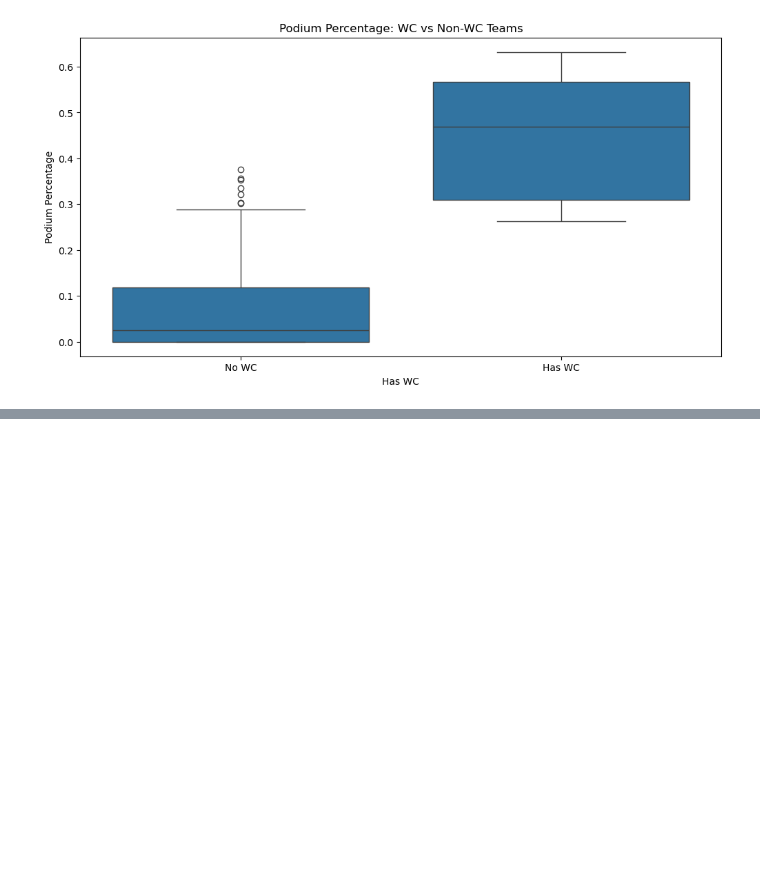
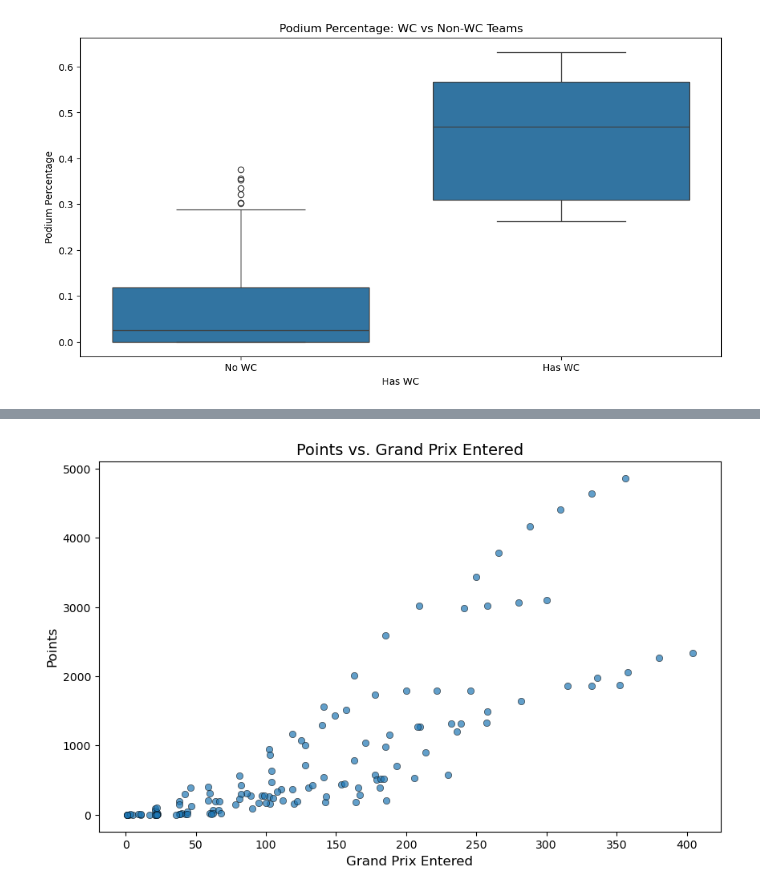
Before and after one commit to Dekamayaro/F1-Prediction-Project, a Jupyter notebook: project.ipynb, the cells around one changed output, grey strips where cells are left out. Cells and saved outputs as stored; diff of their text form; code cells hidden in the pictures; blank space fills up the shorter version.

```diff
--- a/project.ipynb
+++ b/project.ipynb
@@ -207,0 +234,17 @@ plt.show()
+# %%
+import seaborn as sns
+import matplotlib.pyplot as plt
+
+# Scatter plot
+plt.figure(figsize=(10, 6))
+sns.scatterplot(data=all_drivers, x="Grands Prix Entered", y="Points", alpha=0.7, edgecolor="black")
+
+# Labels and title
+plt.title("Points vs. Grand Prix Entered", fontsize=14)
+plt.xlabel("Grand Prix Entered", fontsize=12)
+plt.ylabel("Points", fontsize=12)
+
+# Show the plot
+plt.show()
+# %% [output]
+[figure, added]
```
Also changed, not shown: parts of 5 cells of this notebook.
